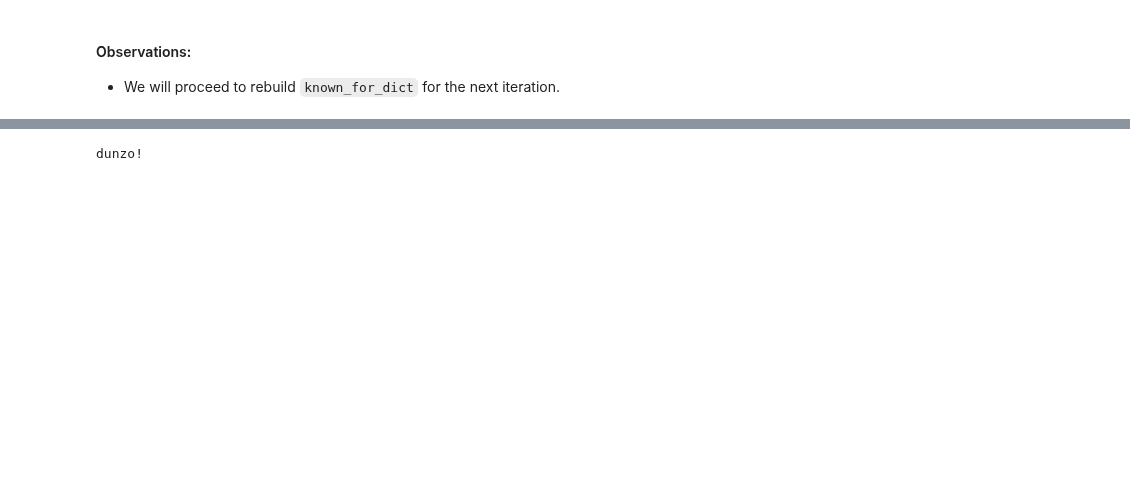
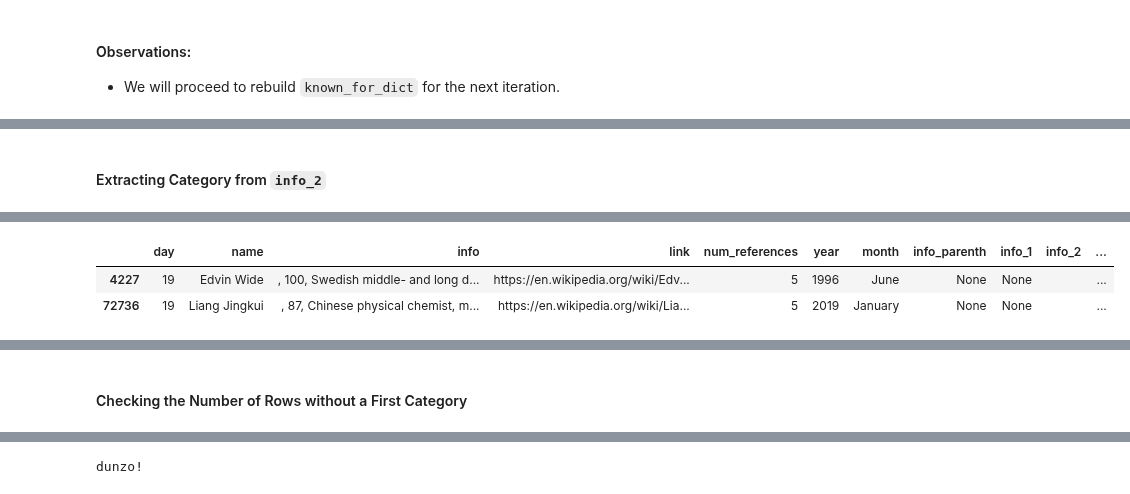
Before and after one commit to teresahanak/wikipedia-life-expectancy, a Jupyter notebook: wp_life_expect_data_clean13_thanak_2022_08_07.ipynb, the cells around one changed output, grey strips where cells are left out. Cells and saved outputs as stored; diff of their text form; code cells hidden in the pictures; blank space fills up the shorter version.

```diff
--- a/wp_life_expect_data_clean13_thanak_2022_08_07.ipynb
+++ b/wp_life_expect_data_clean13_thanak_2022_08_07.ipynb
@@ -5287,7 +5279,7 @@ spiritual = sorted(list(set(spiritual)), key=lambda x: len(x), reverse=True)
 social = []
 social = sorted(list(set(social)), key=lambda x: len(x), reverse=True)
 
-crime = ["consigliere", "jogger", "consigliere"]
+crime = ["consigliere", "jogger"]
 crime = sorted(list(set(crime)), key=lambda x: len(x), reverse=True)
 
 event_record_other = ["quadriplegic and vegetative state right to die figure"]
@@ -5561,0 +5656,16 @@ There are 59 entries without any known_for category.
+# %%
+# Combining separate lists into one dictionary
+known_for_dict = {
+    "social": social,
+    "spiritual": spiritual,
+    "academia_humanities": academia_humanities,
+    "business_farming": business_farming,
+    "sciences": sciences,
+    "politics_govt_law": politics_govt_law,
+    "law_enf_military_operator": law_enf_military_operator,
+    "crime": crime,
+    "event_record_other": event_record_other,
+    "other_species": other_species,
+    "arts": arts,
+    "sports": sports,
+}
@@ -5561,0 +5674,30 @@ There are 59 entries without any known_for category.
+# %% [markdown]
+#### Extracting Category from `info_2`
+# %%
+%%time
+
+# Dictionary version
+search_dict = known_for_dict
+
+# Column to check
+column = 'info_2'
+
+# Dataframe
+dataframe = df[column].notna()
+
+# For loop to find role in column and extract it as category
+for category, category_lst in search_dict.items():
+    for role in category_lst:
+        for index in dataframe.index:
+            item = df.loc[index, column]
+            if item:
+                if role in item:
+                    df.loc[index, category] = 1
+                    df.loc[index, column] = item.replace(role, '').strip()
+
+# Updating num_categories
+df["num_categories"] = df[known_for_dict.keys()].sum(axis=1)
+
+# Checking a sample of rows
+df[df['num_categories']!=0].sample(2)
+# %% [output]
@@ -5561,0 +5706,3 @@ There are 59 entries without any known_for category.
+|  | day | name | info | link | num_references | year | month | info_parenth | info_1 | info_2 | ... |
+| 4227 | 19 | Edvin Wide | , 100, Swedish middle- and long d... | https://en.wikipedia.org/wiki/Edv... | 5 | 1996 | June | None | None |  | ... |
+| 72736 | 19 | Liang Jingkui | , 87, Chinese physical chemist, m... | https://en.wikipedia.org/wiki/Lia... | 5 | 2019 | January | None | None |  | ... |
@@ -5561,0 +5710,2 @@ There are 59 entries without any known_for category.
+# %% [markdown]
+#### Checking the Number of Rows without a First Category
```
Also changed, not shown: parts of 47 cells of this notebook, 4 other files.
